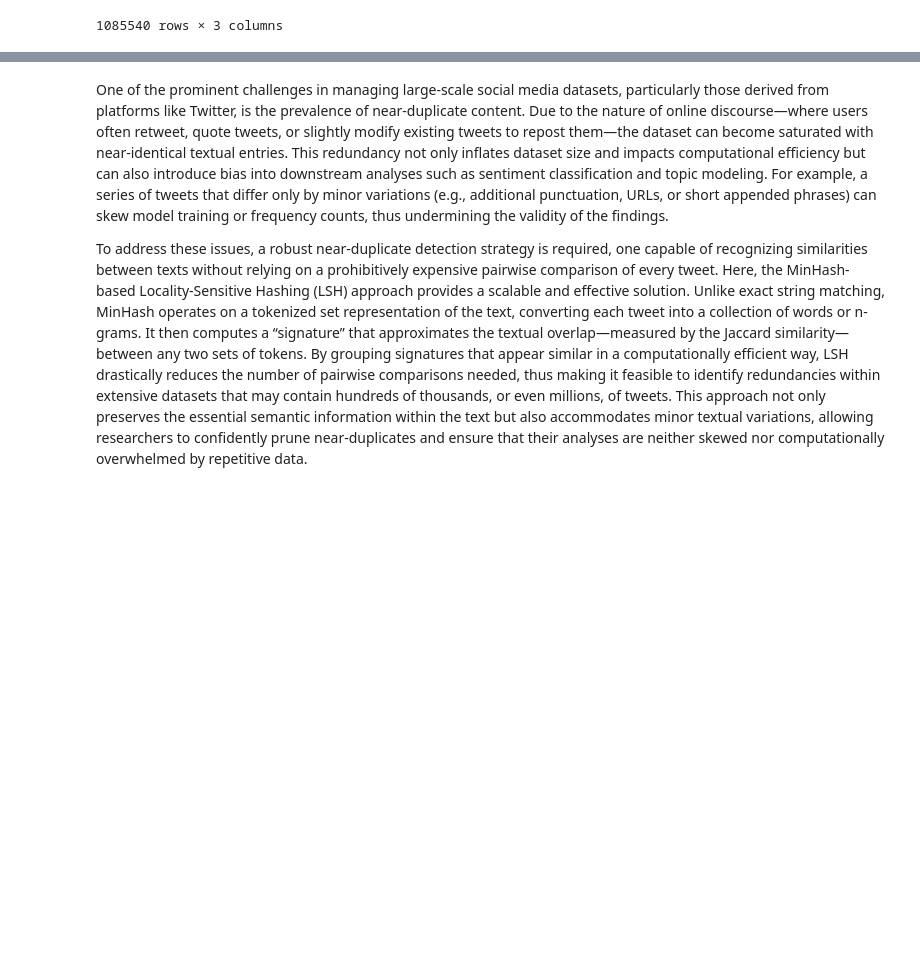
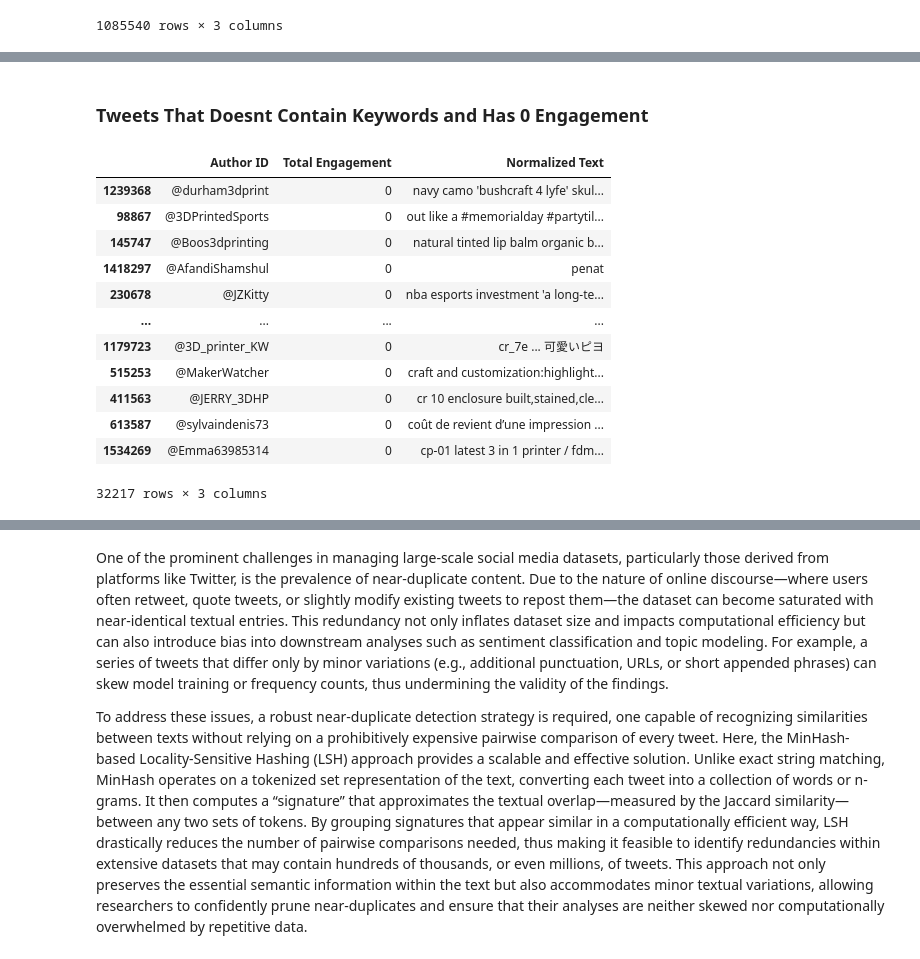
Before and after one commit to engnr-a/am_trend_analysis_data_cleaning_and_analysis, a Jupyter notebook: am_sma_data_cleaning/raw_data_cleaning.ipynb, the cells around one changed output, grey strips where cells are left out. Drawn from its saved outputs; the diff is of its cells as text; code cells hidden in the pictures; blank space fills up the shorter version.

```diff
--- a/am_sma_data_cleaning/raw_data_cleaning.ipynb
+++ b/am_sma_data_cleaning/raw_data_cleaning.ipynb
@@ -396,0 +423,4 @@ df_selected
+# %%
+spammer_mask = (df_selected["Author ID"].isin(spammer_list)) & (df_selected["Total Engagement"] == 0)
+df_selected = df_selected[~spammer_mask]
+df_selected
@@ -396,0 +443,17 @@ df_selected
+# %%
+# Create a mask for tweets with fewer than 5 alphabetic characters
+mask_few_letters = df_selected["Normalized Text"].apply(lambda text: sum(1 for c in text if c.isalpha()) < 5)
+
+# Create a mask for tweets with Total Engagement equal to 0
+mask_zero_engagement = df_selected["Total Engagement"] == 0
+
+# Combine both conditions
+combined_mask = mask_few_letters & mask_zero_engagement
+
+# Show tweets that satisfy the condition
+tweets_to_drop = df_selected[combined_mask]
+print("Tweets that will be dropped:")
+tweets_to_drop
+
+# Now drop these tweets from df_selected
+df_selected = df_selected[~combined_mask]
@@ -396,0 +478,40 @@ df_selected
+# %% [markdown]
+### Tweets That Doesnt Contain Keywords and Has 0 Engagement
+# %%
+# This pattern covers:
+#pattern = r"(?i)(#?additive manufacturing|#?3d[-\s]?print(?:ed|ing|er)?)"
+#pattern = r"(?i)(#?additive(?:\s*manufacturing|maufacturing)|#?3d[-\s]?print(?:ed|ing|er)?)"
+#pattern = r"(?i)(#?additive(?:\s*manufacturing|maufacturing)?|#?3d[-\s]?print(?:ed|ing|er)?|#?metal)"
+#pattern = r"(?i)(#?additive(?:\s*manufacturing|maufacturing)?|#?3[-\s]?d[-\s]?print(?:ed|ing|er)?|#?metal)"
+# Updated regex pattern to capture multiple spaces or hyphens between words:
+# - Matches "additive manufacturing" (with optional misspelling "maufacturing") with any spacing.
+# - Matches 3D printing variants including forms like "3d  printed", "3-d printed", etc.
+# - Also matches "metal".
+pattern = r"(?i)(#?additive(?:\s*manufacturing|maufacturing)?|#?3[-\s]*d[-\s]*print(?:ed|ing|er)?|#?metal)"
+# Create a mask for tweets that do NOT contain any of the keywords
+mask_no_keywords = ~df_selected["Normalized Text"].str.contains(pattern, regex=True)
+
+# Create a mask for tweets with Total Engagement equal to 0
+mask_zero_engagement = df_selected["Total Engagement"] == 0
+
+# Combine both conditions: tweets without any keywords and with 0 engagement
+mask_combined = mask_no_keywords & mask_zero_engagement
+
+# Filter the DataFrame accordingly
+tweets_without_keywords_and_zero_engagement = df_selected[mask_combined]
+
+tweets_without_keywords_and_zero_engagement
+# %% [output]
+|  | Author ID | Total Engagement | Normalized Text |
+| 1239368 | @durham3dprint | 0 | navy camo 'bushcraft 4 lyfe' skul... |
+| 98867 | @3DPrintedSports | 0 | out like a #memorialday #partytil... |
+| 145747 | @Boos3dprinting | 0 | natural tinted lip balm organic b... |
+| 1418297 | @AfandiShamshul | 0 | penat |
+| 230678 | @JZKitty | 0 | nba esports investment 'a long-te... |
+| ... | ... | ... | ... |
+| 1179723 | @3D_printer_KW | 0 | cr_7e ... 可愛いピヨ |
+| 515253 | @MakerWatcher | 0 | craft and customization:highlight... |
+| 411563 | @JERRY_3DHP | 0 | cr 10 enclosure built,stained,cle... |
+| 613587 | @sylvaindenis73 | 0 | coût de revient d’une impression ... |
+| 1534269 | @Emma63985314 | 0 | cp-01 latest 3 in 1 printer / fdm... |
+32217 rows × 3 columns
```
Also changed, not shown: parts of 25 cells of this notebook, 7 other files.
